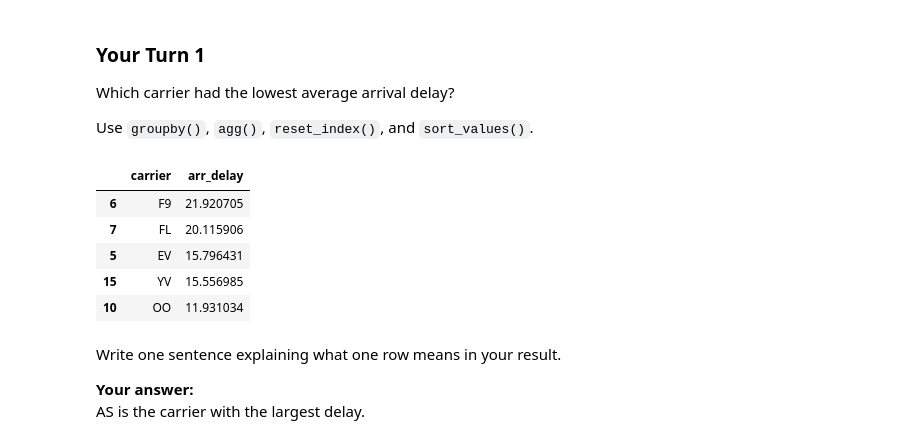
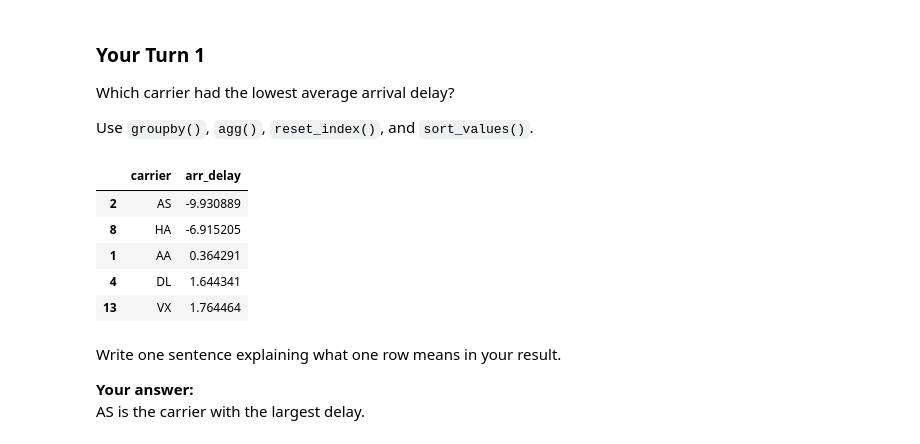
Before and after one commit to Landorodd/BAN6003-week-7-8, a Jupyter notebook: notebooks/module7_aggregation_reshaping_guided_lab.ipynb, the cells around one changed output. Saved outputs shown, nothing was run; the diff lists cells and outputs as text; code cells hidden in the pictures.

```diff
--- a/notebooks/module7_aggregation_reshaping_guided_lab.ipynb
+++ b/notebooks/module7_aggregation_reshaping_guided_lab.ipynb
@@ -163,18 +163,19 @@ Use `groupby()`, `agg()`, `reset_index()`, and `sort_values()`.
 # %%
 # Your Turn 1
 # Which carrier had the lowest average arrival delay?
-carrier_delay = flights.groupby("carrier").agg({
+carrier_delay = (flights.groupby("carrier").agg({
     "arr_delay": "mean"
-}).reset_index()
+}).reset_index().sort_values(by="arr_delay", ascending=True)
+)
 
-carrier_delay.sort_values("arr_delay", ascending=False).head()
+carrier_delay.head()
 # %% [output]
 |  | carrier | arr_delay |
-| 6 | F9 | 21.920705 |
-| 7 | FL | 20.115906 |
-| 5 | EV | 15.796431 |
-| 15 | YV | 15.556985 |
-| 10 | OO | 11.931034 |
+| 2 | AS | -9.930889 |
+| 8 | HA | -6.915205 |
+| 1 | AA | 0.364291 |
+| 4 | DL | 1.644341 |
+| 13 | VX | 1.764464 |
 # %% [markdown]
 Write one sentence explaining what one row means in your result.
 
```
Also changed, not shown: parts of 11 cells of this notebook.
